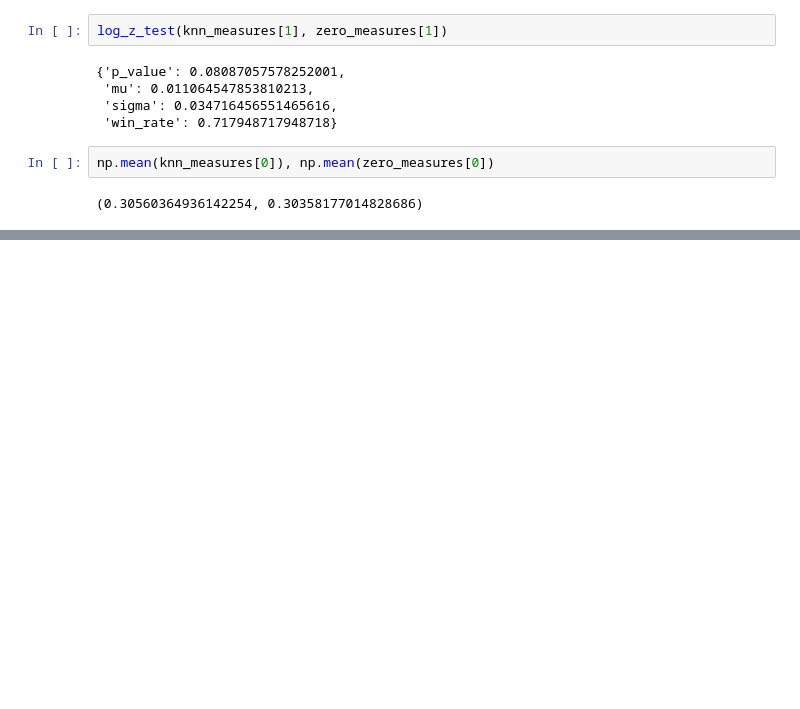
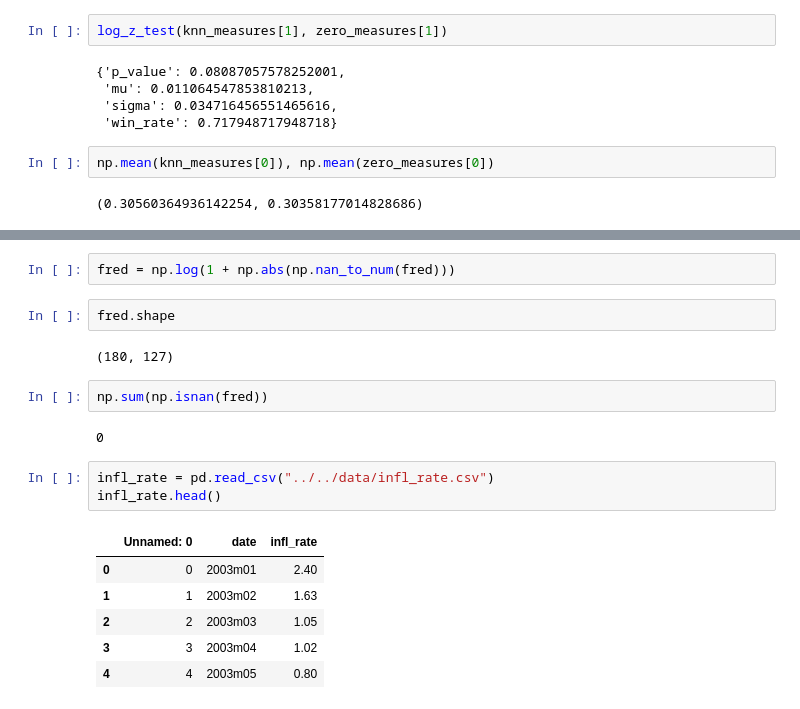
Before and after one commit to ods-pet-projects/spb-ai-hack2022, a Jupyter notebook: metamodel.ipynb, the cells around one changed output, grey strips where cells are left out. Cells and saved outputs as stored; diff of their text form; blank space fills up the shorter version.

```diff
--- a/metamodel.ipynb
+++ b/metamodel.ipynb
@@ -565,0 +559,20 @@ np.mean(knn_measures[0]), np.mean(zero_measures[0])
+# %%
+fred = np.log(1 + np.abs(np.nan_to_num(fred)))
+# %%
+fred.shape
+# %% [output]
+(180, 127)
+# %%
+np.sum(np.isnan(fred))
+# %% [output]
+0
+# %%
+infl_rate = pd.read_csv("../../data/infl_rate.csv")
+infl_rate.head()
+# %% [output]
+|  | Unnamed: 0 | date | infl_rate |
+| 0 | 0 | 2003m01 | 2.40 |
+| 1 | 1 | 2003m02 | 1.63 |
+| 2 | 2 | 2003m03 | 1.05 |
+| 3 | 3 | 2003m04 | 1.02 |
+| 4 | 4 | 2003m05 | 0.80 |
```
Also changed, not shown: parts of 40 cells of this notebook, 5 other files.
